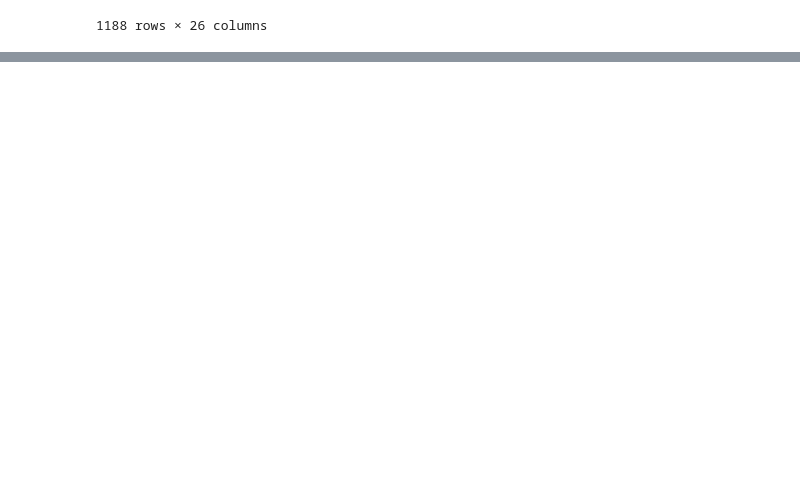
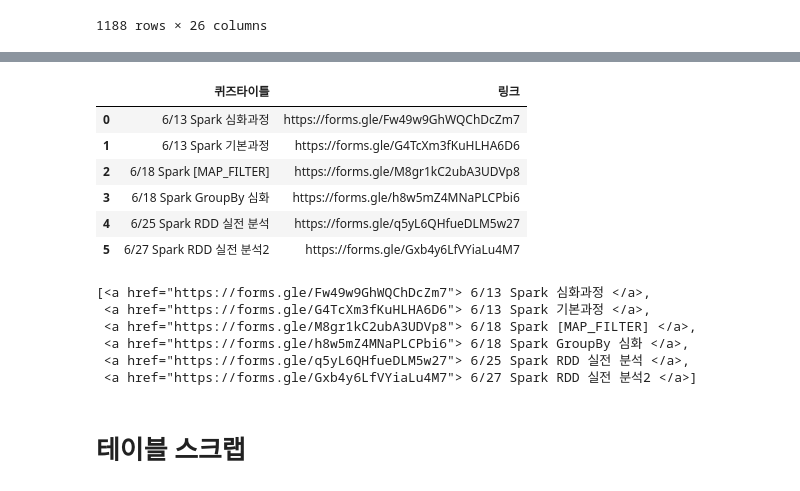
Before and after one commit to HongDonkey/Python, a Jupyter notebook: Session04 - 외부연동 데이터 수집/Untitled.ipynb, the cells around one changed output, grey strips where cells are left out. Cells and saved outputs as stored; diff of their text form; code cells hidden in the pictures; blank space fills up the shorter version.

```diff
--- a/Session04 - 외부연동 데이터 수집/Untitled.ipynb
+++ b/Session04 - 외부연동 데이터 수집/Untitled.ipynb
@@ -187,0 +220,9 @@ json
+# %%
+targetUrl = "https://sparkkorea.com/%ED%80%B4%EC%A6%88/"
+# %%
+resp = requests.get(targetUrl)
+resp.encoding = 'utf-8'
+# %%
+html = resp.text
+
+htmlObj = BeautifulSoup(html, "html.parser")
@@ -187,0 +251,3 @@ json
+# %%
+targetParent = htmlObj.find(name="div", attrs = {"id":"id_spark_quiz"})
+targetParent
@@ -187,0 +270,38 @@ json
+# %%
+value = [] # 타이틀 값을 넣어줄 리스트
+link = [] # 링크 값을 넣어줄 리스트
+aTags = targetParent.findAll(name="a") # 태그 A로 시작하는 것을 모두 찾아줌
+
+
+for i in range(0, len(aTags)):
+    title = aTags[i].text     # A태그 안의 내용을 Title변수에 담음
+    value.append(title)       # title변수를 value리스트에 추가함
+    link2 = aTags[i].attrs["href"]  # A태그 안의 링크를 link2변숭 ㅔ담음
+    link.append(link2)              # link2 변수를 link변수에 담음
+
+pd.DataFrame(zip (value, link), columns=["퀴즈타이틀","링크"])  # zip을 사용하여 2가지 배열을 하나의 데이터프레임 형식으로 출력함
+# %% [output]
+|  | 퀴즈타이틀 | 링크 |
+| 0 | 6/13 Spark 심화과정 | https://forms.gle/Fw49w9GhWQChDcZm7 |
+| 1 | 6/13 Spark 기본과정 | https://forms.gle/G4TcXm3fKuHLHA6D6 |
+| 2 | 6/18 Spark [MAP_FILTER] | https://forms.gle/M8gr1kC2ubA3UDVp8 |
+| 3 | 6/18 Spark GroupBy 심화 | https://forms.gle/h8w5mZ4MNaPLCPbi6 |
+| 4 | 6/25 Spark RDD 실전 분석 | https://forms.gle/q5yL6QHfueDLM5w27 |
+| 5 | 6/27 Spark RDD 실전 분석2 | https://forms.gle/Gxb4y6LfVYiaLu4M7 |
+# %%
+value = []
+link = []
+aTags = targetParent.findAll(name="a")
+aTags
+
+for i in range(0, len(aTags)):
+    aTags[i].text
+# %% [output]
+[<a href="https://forms.gle/Fw49w9GhWQChDcZm7"> 6/13 Spark 심화과정 </a>,
+ <a href="https://forms.gle/G4TcXm3fKuHLHA6D6"> 6/13 Spark 기본과정 </a>,
+ <a href="https://forms.gle/M8gr1kC2ubA3UDVp8"> 6/18 Spark [MAP_FILTER] </a>,
+ <a href="https://forms.gle/h8w5mZ4MNaPLCPbi6"> 6/18 Spark GroupBy 심화 </a>,
+ <a href="https://forms.gle/q5yL6QHfueDLM5w27"> 6/25 Spark RDD 실전 분석 </a>,
+ <a href="https://forms.gle/Gxb4y6LfVYiaLu4M7"> 6/27 Spark RDD 실전 분석2 </a>]
+# %% [markdown]
+# 테이블 스크랩
```
Also changed, not shown: parts of 20 cells of this notebook.
